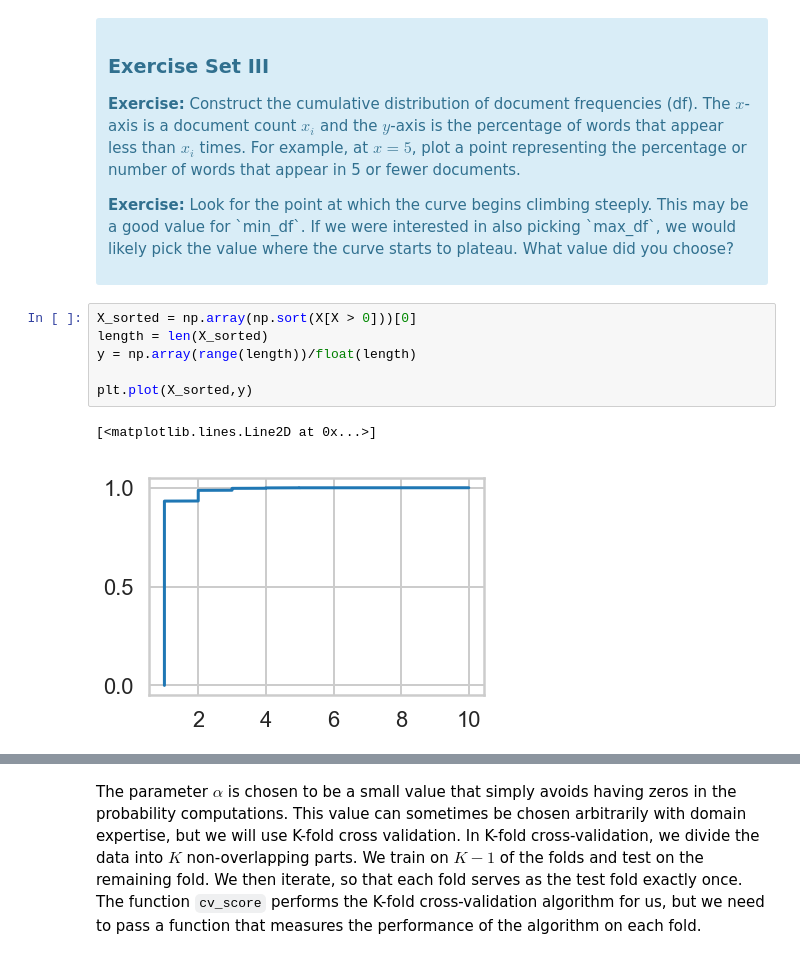
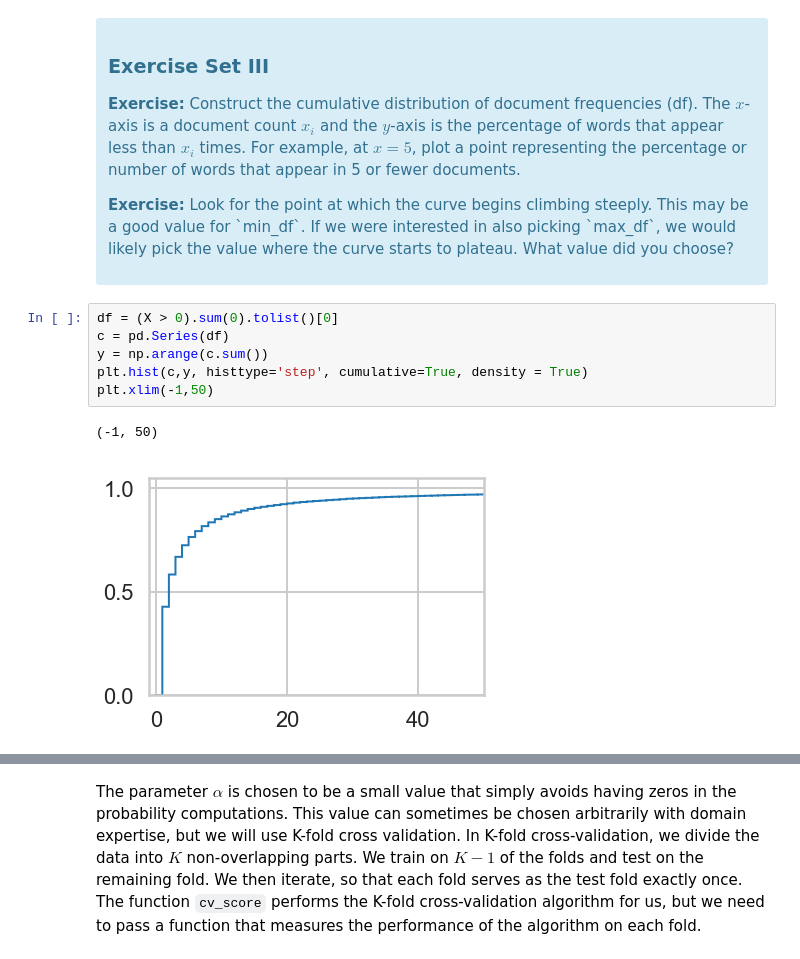
Before and after one commit to cohenb51/S, a Jupyter notebook: Mini_Projects/MachineLearning/naive_bayes/Mini_Project_Naive_Bayes.ipynb, the cells around one changed output, grey strips where cells are left out. Drawn from its saved outputs; the diff is of its cells as text.

Commit message:
fixed cdf plot

```diff
--- a/Mini_Projects/MachineLearning/naive_bayes/Mini_Project_Naive_Bayes.ipynb
+++ b/Mini_Projects/MachineLearning/naive_bayes/Mini_Project_Naive_Bayes.ipynb
@@ -295,12 +297,12 @@ First, let's find an appropriate value for `min_df` for the `CountVectorizer`. `
 
 <p><b>Exercise:</b> Look for the point at which the curve begins climbing steeply. This may be a good value for `min_df`. If we were interested in also picking `max_df`, we would likely pick the value where the curve starts to plateau. What value did you choose?</p>
 </div>
-# %%
-X_sorted = np.array(np.sort(X[X > 0]))[0]
-length = len(X_sorted)
-y = np.array(range(length))/float(length)
-
-plt.plot(X_sorted,y)
-# %% [output]
-[<matplotlib.lines.Line2D at 0x...>]
-[figure, removed]
+# %%
+df = (X > 0).sum(0).tolist()[0]
+c = pd.Series(df)
+y = np.arange(c.sum())
+plt.hist(c,y, histtype='step', cumulative=True, density = True)
+plt.xlim(-1,50)
+# %% [output]
+(-1, 50)
+[figure, added]
```
Also changed, not shown: parts of 14 cells of this notebook.
